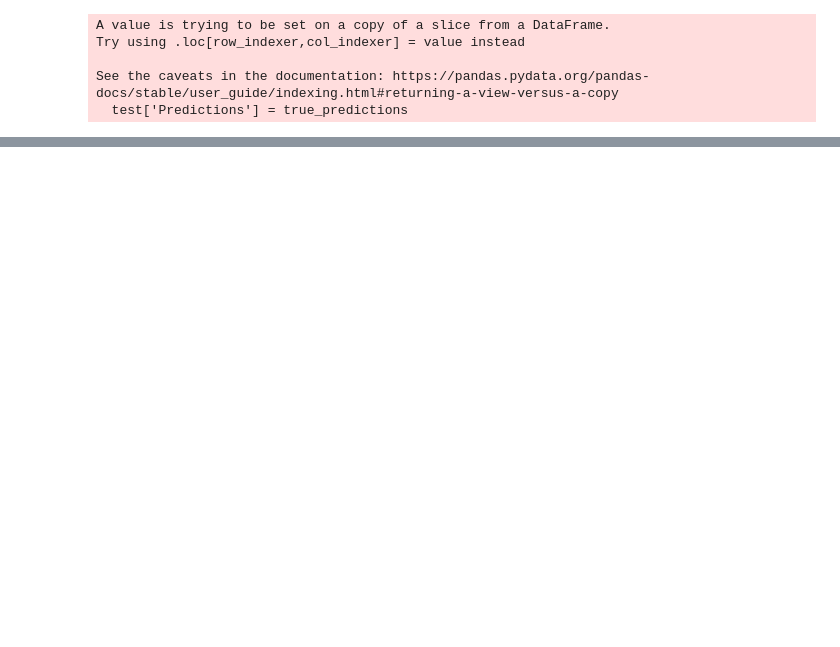
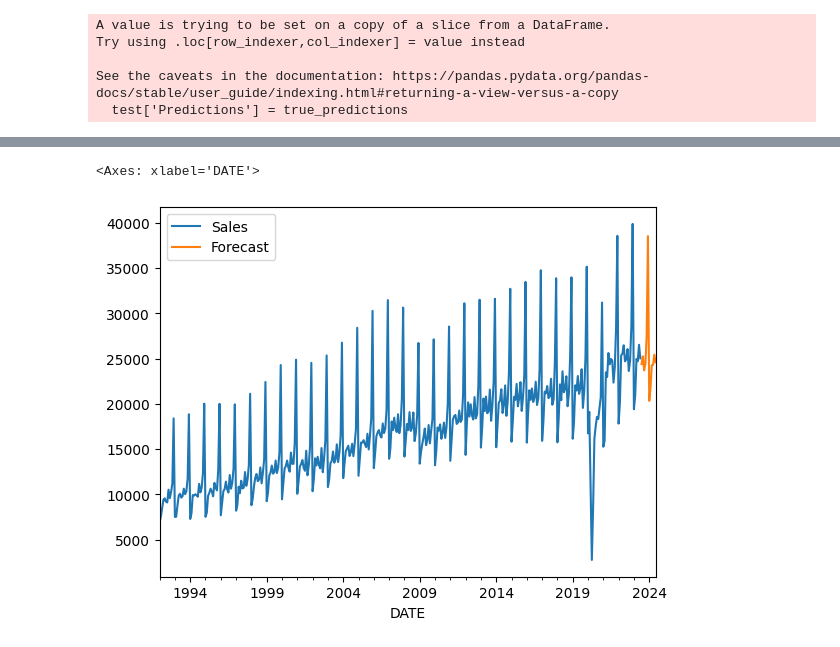
Before and after one commit to PrathamModi001/RNN, a Jupyter notebook: rnn_timeSeries.ipynb, the cells around one changed output, grey strips where cells are left out. Drawn from its saved outputs; the diff is of its cells as text; code cells hidden in the pictures; blank space fills up the shorter version.

```diff
--- a/rnn_timeSeries.ipynb
+++ b/rnn_timeSeries.ipynb
@@ -329,0 +473,6 @@ test.plot(figsize=(12,8));
+# %%
+ax = df.plot()
+forecast_df.plot(ax=ax)
+# %% [output]
+<Axes: xlabel='DATE'>
+[figure, added]
```
Also changed, not shown: parts of 22 cells of this notebook.
